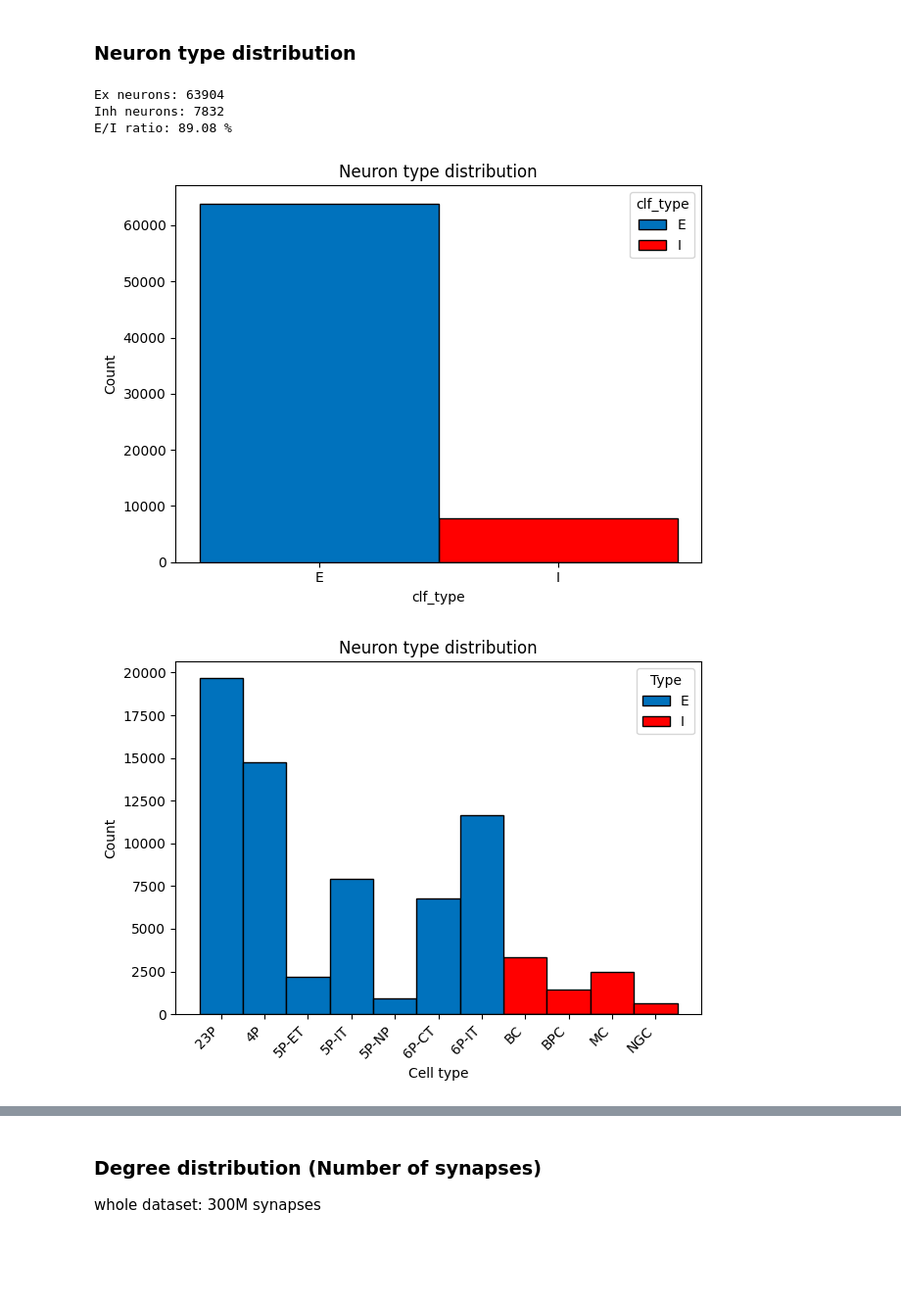
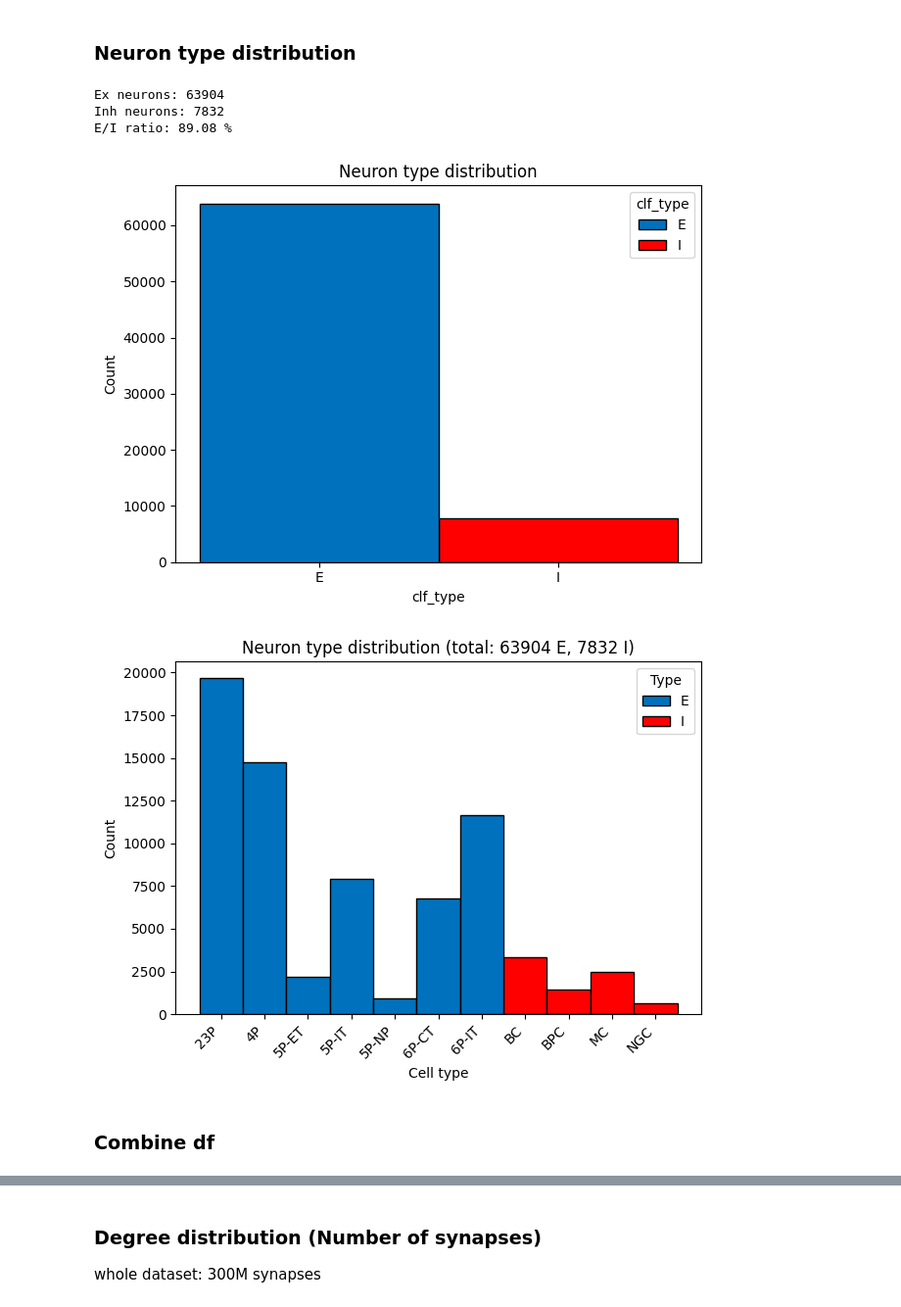
Before and after one commit to deangeckt/Dendro-Synaptome, a Jupyter notebook: analysis/connectome_neurons_exploration.ipynb, the cells around one changed output, grey strips where cells are left out. Shown at 98% size. Saved outputs shown, nothing was run; the diff lists cells and outputs as text; code cells hidden in the pictures; blank space fills up the shorter version.

Commit message:
real figures #2

```diff
--- a/analysis/connectome_neurons_exploration.ipynb
+++ b/analysis/connectome_neurons_exploration.ipynb
@@ -46,28 +65,30 @@ neurons_df_sorted = neurons_df.sort_values('cell_type')
 # %%
 ex_neurons = len(neurons_df[neurons_df.clf_type == 'E'])
 inh_neurons = len(neurons_df[neurons_df.clf_type == 'I'])
 
 print(f'Ex neurons: {ex_neurons}')
 print(f'Inh neurons: {inh_neurons}')
 print(f'E/I ratio: {100*ex_neurons/(inh_neurons+ex_neurons):.2f} %')
 
 fig, ax = plt.subplots()
 sns.histplot(data=neurons_df, x="clf_type", hue="clf_type",
              palette={"I": inh_color, "E": ex_color}, alpha=1, ax=ax)
 ax.set_title("Neuron type distribution");
 plt.tight_layout();plt.show()
 
 fig, ax = plt.subplots()
 sns.histplot(data=neurons_df_sorted, x="cell_type", hue="clf_type",
              palette={"I": inh_color, "E": ex_color}, alpha=1, ax=ax)
-ax.set_title("Neuron type distribution");plt.xticks(rotation=45, ha='right');
+ax.set_title("Neuron type distribution (total: 63904 E, 7832 I)");plt.xticks(rotation=45, ha='right');
 ax.set_xlabel("Cell type")
 sns.move_legend(ax, title='Type', loc='best')
 plt.tight_layout();plt.show()
 # fig.savefig('figures/neuron_type_dist.png')
 # %% [output]
 Ex neurons: 63904
 Inh neurons: 7832
 E/I ratio: 89.08 %
 [figure]
-[figure, old version]
+[figure, new version]
+# %% [markdown]
+### Combine df
```
Also changed, not shown: parts of 24 cells of this notebook, 3 other files.
